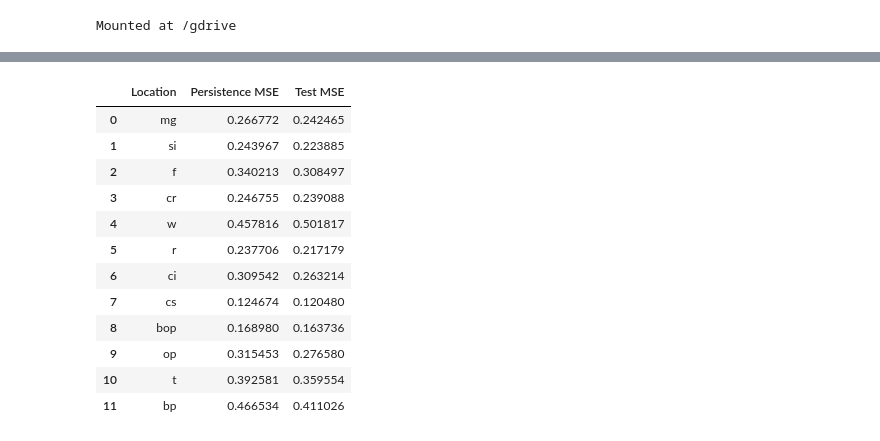
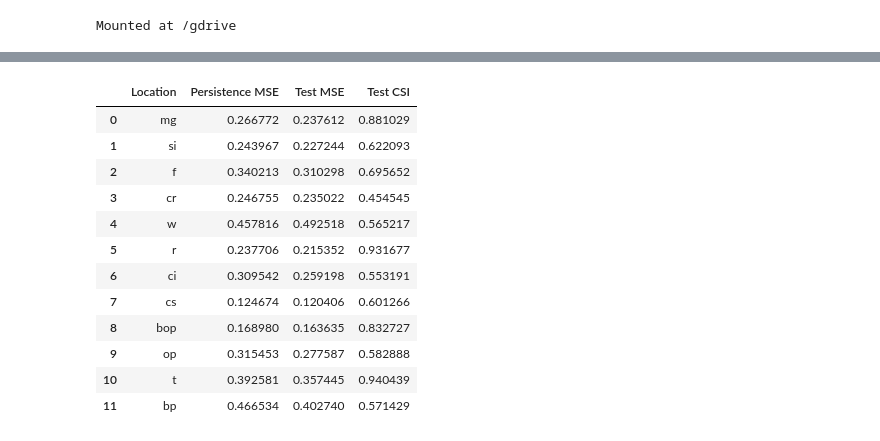
Before and after one commit to ding05/graphwaves_dgl, a Jupyter notebook: train_fcn.ipynb, the cells around one changed output, grey strips where cells are left out. Saved outputs shown, nothing was run; the diff lists cells and outputs as text; code cells hidden in the pictures.

```diff
--- a/train_fcn.ipynb
+++ b/train_fcn.ipynb
@@ -75,8 +75,9 @@ for lead_time in [1]:
     num_sample = 1680-window_size-lead_time+1 # max: node_features.shape[1]-window_size-lead_time+1
 
     all_loc = []
+    all_persist_mse = []
     all_test_mse = []
-    all_persist_mse = []
+    all_test_csi = []
 
     for loc in list(arrays.keys()):
 
@@ -94,6 +95,11 @@ for lead_time in [1]:
         num_train = int(len(x_all) * train_split)
         x_train, y_train = torch.tensor(x_all_flat[:num_train]).to(torch.float32), torch.tensor(y_all[:num_train]).to(torch.float32)
         x_test, y_test = torch.tensor(x_all_flat[num_train:]).to(torch.float32), torch.tensor(y_all[num_train:]).to(torch.float32)
+
+        # The threshold for defining outliers using the 90th percentile
+        y_train_sorted = np.sort(y_train.numpy())
+        threshold = y_train_sorted[int(len(y_train_sorted)*0.9):][0]
+        threshold_low = y_train_sorted[int(len(y_train_sorted)*0.8):][0]
 
         model = FCN(x_all_flat.shape[1], num_hid_feat, num_out_feat, drop_out_rate)
         optim = torch.optim.SGD(model.parameters(), lr=learning_rate, weight_decay=weight_decay)
@@ -142,6 +148,12 @@ for lead_time in [1]:
             print('Persistence MSE: {:.4f}'.format(persist_mse.item()))
             print('Test MSE: {:.4f}'.format(test_mse.item()))
 
+        pred_pos = [float(i) > threshold_low for i in y_pred]
+        y_test_pos = [float(i) > threshold_low for i in y_test]
+        test_pos = [[pred_pos[i], y_test_pos[i]] for i in range(len(y_pred))]
+        test_csi = test_pos.count([np.array([True]), np.array([True])]) / (test_pos.count([np.array([True]), np.array([True])]) + test_pos.count([np.array([True]), np.array([False])]) + test_pos.count([np.array([False]), np.array([True])]))
+        print('Test CSI: {:.4f}'.format(test_csi))
+
         plt.scatter(y_test, y_pred)
         x = y_test
         y = y_test
@@ -154,5 +166,6 @@ for lead_time in [1]:
         all_loc.append(loc)
         all_persist_mse.append(persist_mse)
         all_test_mse.append(test_mse)
+        all_test_csi.append(test_csi)
 # %% [output]
 Location: mg
@@ -222,20 +238,20 @@ Test MSE: 0.3085
 # %%
 all_persist_mse_float = [float(i) for i in all_persist_mse]
 all_test_mse_float = [float(i) for i in all_test_mse]
 
-test_results = pd.DataFrame({'Location': all_loc, 'Persistence MSE': all_persist_mse_float, 'Test MSE': all_test_mse_float})
+test_results = pd.DataFrame({'Location': all_loc, 'Persistence MSE': all_persist_mse_float, 'Test MSE': all_test_mse_float, 'Test CSI': all_test_csi})
 test_results
 # %% [output]
-|  | Location | Persistence MSE | Test MSE |
-| 0 | mg | 0.266772 | 0.242465 |
-| 1 | si | 0.243967 | 0.223885 |
-| 2 | f | 0.340213 | 0.308497 |
-| 3 | cr | 0.246755 | 0.239088 |
-| 4 | w | 0.457816 | 0.501817 |
-| 5 | r | 0.237706 | 0.217179 |
-| 6 | ci | 0.309542 | 0.263214 |
-| 7 | cs | 0.124674 | 0.120480 |
-| 8 | bop | 0.168980 | 0.163736 |
-| 9 | op | 0.315453 | 0.276580 |
-| 10 | t | 0.392581 | 0.359554 |
-| 11 | bp | 0.466534 | 0.411026 |
+|  | Location | Persistence MSE | Test MSE | Test CSI |
+| 0 | mg | 0.266772 | 0.237612 | 0.881029 |
+| 1 | si | 0.243967 | 0.227244 | 0.622093 |
+| 2 | f | 0.340213 | 0.310298 | 0.695652 |
+| 3 | cr | 0.246755 | 0.235022 | 0.454545 |
+| 4 | w | 0.457816 | 0.492518 | 0.565217 |
+| 5 | r | 0.237706 | 0.215352 | 0.931677 |
+| 6 | ci | 0.309542 | 0.259198 | 0.553191 |
+| 7 | cs | 0.124674 | 0.120406 | 0.601266 |
+| 8 | bop | 0.168980 | 0.163635 | 0.832727 |
+| 9 | op | 0.315453 | 0.277587 | 0.582888 |
+| 10 | t | 0.392581 | 0.357445 | 0.940439 |
+| 11 | bp | 0.466534 | 0.402740 | 0.571429 |
```
Also changed, not shown: parts of 1 cell of this notebook.
